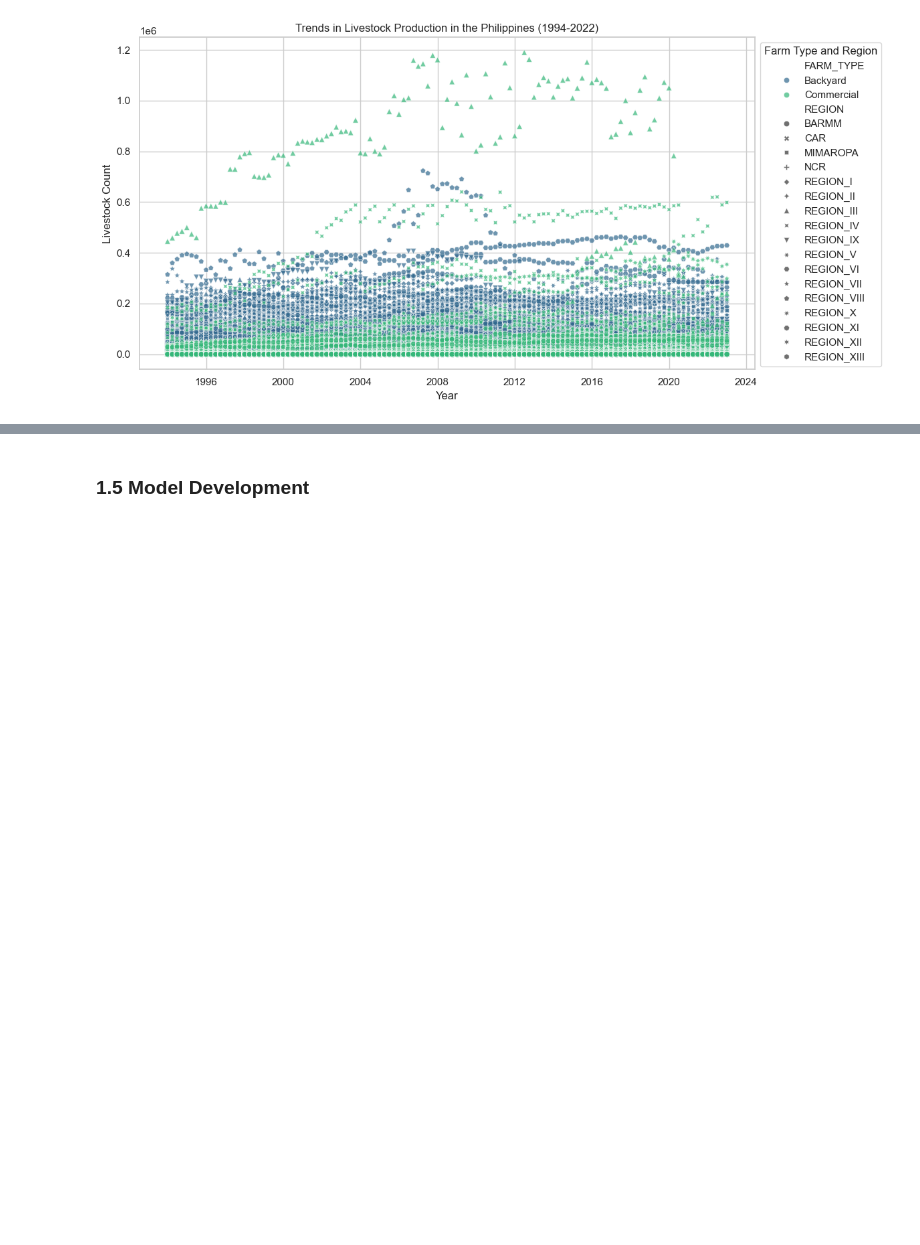
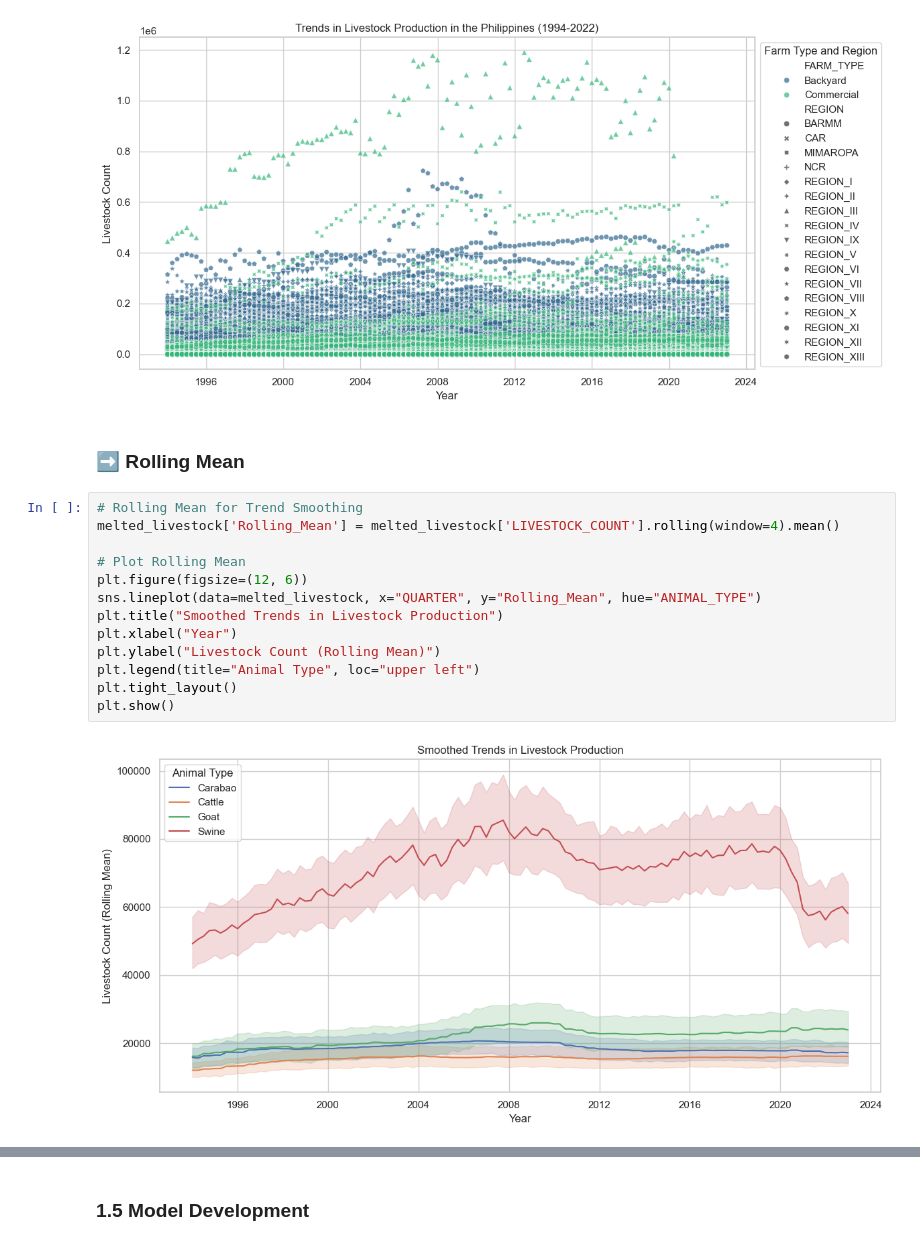
Before and after one commit to alpacaShiro/Livestock_Lifelines, a Jupyter notebook: Group2_4CSC_LivestockLifelines.ipynb, the cells around one changed output, grey strips where cells are left out. Cells and saved outputs as stored; diff of their text form; blank space fills up the shorter version.

```diff
--- a/Group2_4CSC_LivestockLifelines.ipynb
+++ b/Group2_4CSC_LivestockLifelines.ipynb
@@ -1756,3 +1773,20 @@ plt.tight_layout()
 plt.show()
 # %% [output]
 [figure]
+# %% [markdown]
+### ➡️ Rolling Mean
+# %%
+# Rolling Mean for Trend Smoothing
+melted_livestock['Rolling_Mean'] = melted_livestock['LIVESTOCK_COUNT'].rolling(window=4).mean()
+
+# Plot Rolling Mean
+plt.figure(figsize=(12, 6))
+sns.lineplot(data=melted_livestock, x="QUARTER", y="Rolling_Mean", hue="ANIMAL_TYPE")
+plt.title("Smoothed Trends in Livestock Production")
+plt.xlabel("Year")
+plt.ylabel("Livestock Count (Rolling Mean)")
+plt.legend(title="Animal Type", loc="upper left")
+plt.tight_layout()
+plt.show()
+# %% [output]
+[figure, added]
```
Also changed, not shown: parts of 23 cells of this notebook, 1 other file.
